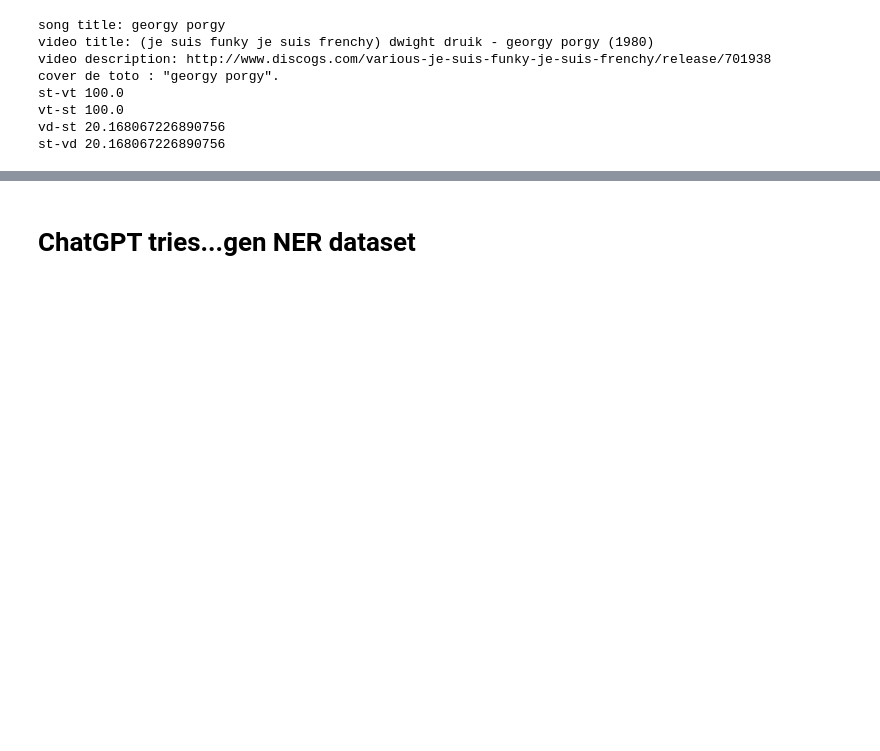
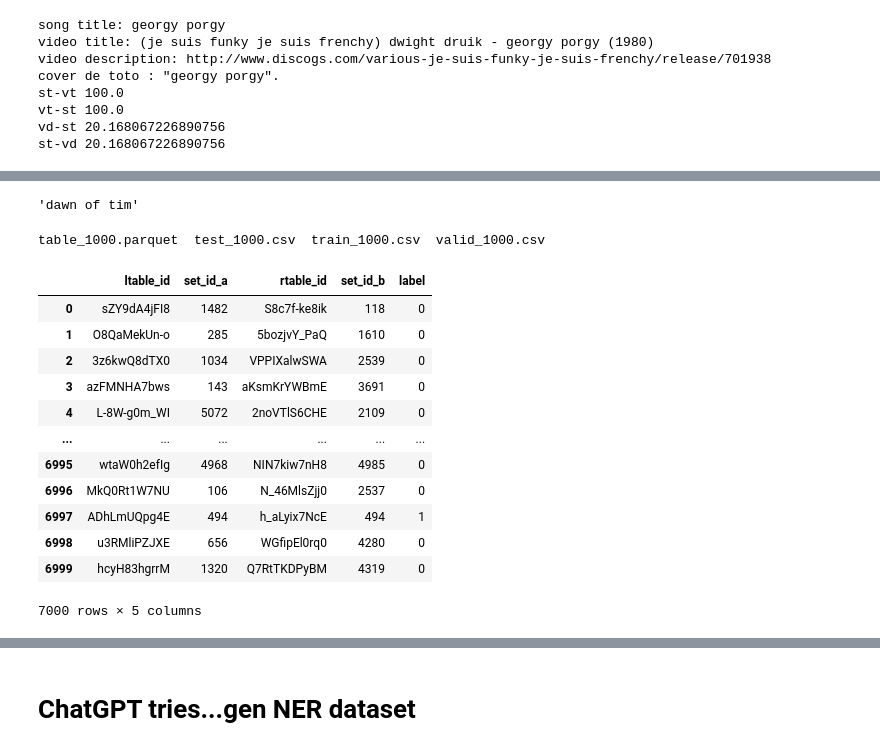
Before and after one commit to progsi/er_csi, a Jupyter notebook: levensthein.ipynb, the cells around one changed output, grey strips where cells are left out. Drawn from its saved outputs; the diff is of its cells as text; code cells hidden in the pictures; blank space fills up the shorter version.

```diff
--- a/levensthein.ipynb
+++ b/levensthein.ipynb
@@ -52,0 +50,26 @@ st-vd 20.168067226890756
+# %%
+import pandas as pd
+
+pd.read_csv("")
+# %% [output]
+'dawn of tim'
+# %%
+!ls /home/repos/contrastive-product-matching/data/raw/shs100k2_yt
+import pandas as pd
+
+pd.read_csv("/home/repos/contrastive-product-matching/data/raw/shs100k2_yt/train_1000.csv")
+# %% [output]
+table_1000.parquet  test_1000.csv  train_1000.csv  valid_1000.csv
+|  | ltable_id | set_id_a | rtable_id | set_id_b | label |
+| 0 | sZY9dA4jFI8 | 1482 | S8c7f-ke8ik | 118 | 0 |
+| 1 | O8QaMekUn-o | 285 | 5bozjvY_PaQ | 1610 | 0 |
+| 2 | 3z6kwQ8dTX0 | 1034 | VPPIXalwSWA | 2539 | 0 |
+| 3 | azFMNHA7bws | 143 | aKsmKrYWBmE | 3691 | 0 |
+| 4 | L-8W-g0m_WI | 5072 | 2noVTlS6CHE | 2109 | 0 |
+| ... | ... | ... | ... | ... | ... |
+| 6995 | wtaW0h2efIg | 4968 | NIN7kiw7nH8 | 4985 | 0 |
+| 6996 | MkQ0Rt1W7NU | 106 | N_46MlsZjj0 | 2537 | 0 |
+| 6997 | ADhLmUQpg4E | 494 | h_aLyix7NcE | 494 | 1 |
+| 6998 | u3RMliPZJXE | 656 | WGfipEl0rq0 | 4280 | 0 |
+| 6999 | hcyH83hgrrM | 1320 | Q7RtTKDPyBM | 4319 | 0 |
+7000 rows × 5 columns
```
Also changed, not shown: parts of 4 cells of this notebook, 7 other files.
